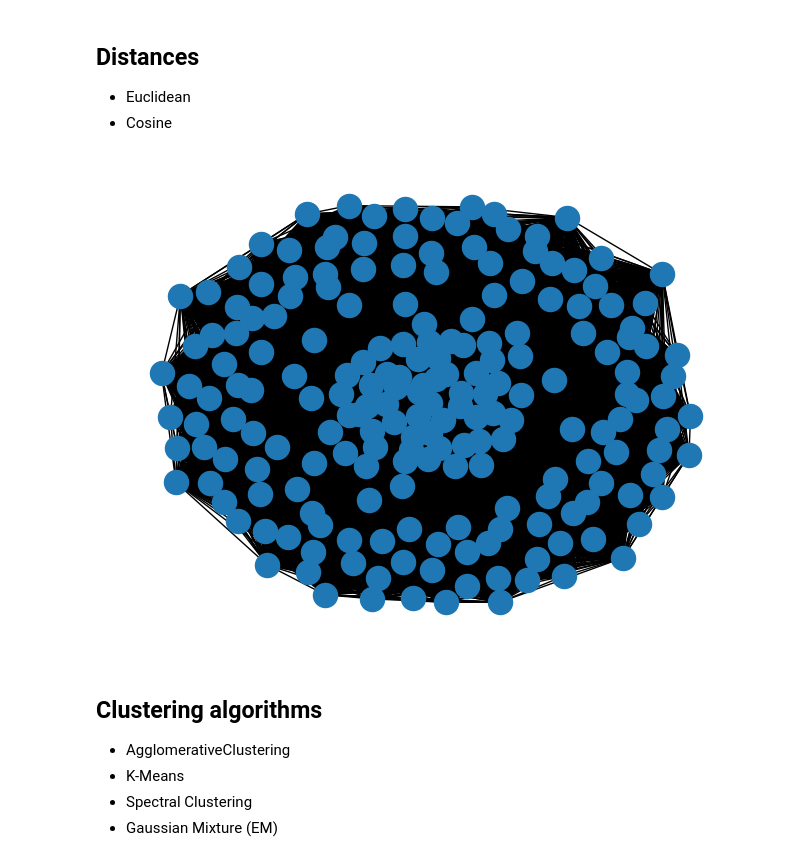
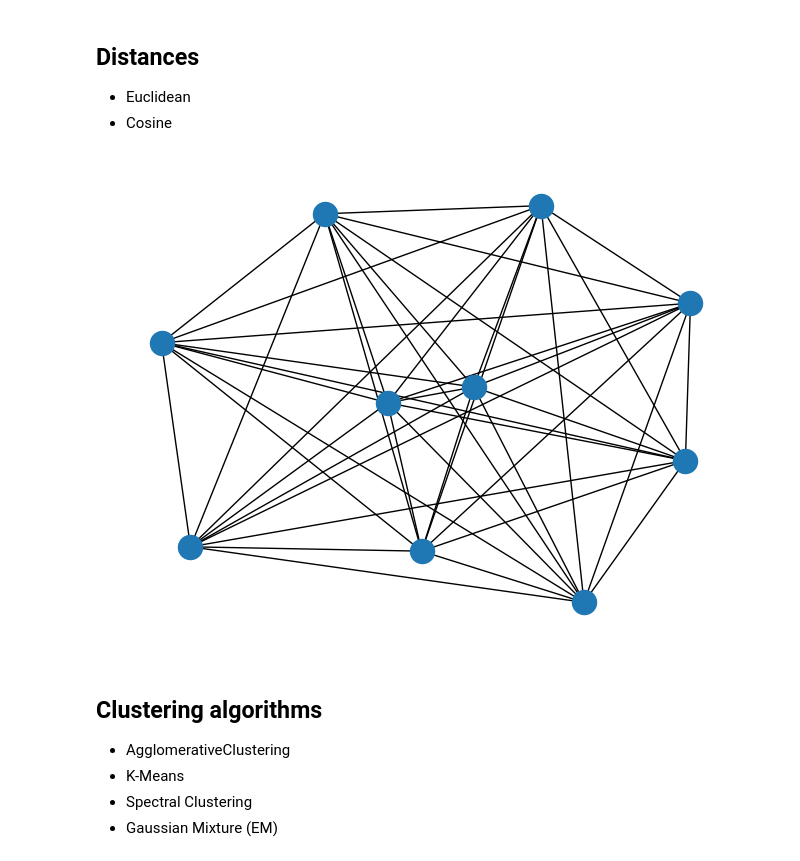
Before and after one commit to Data-Mining-HSE/clustering, a Jupyter notebook: solution.ipynb, the cells around one changed output. Drawn from its saved outputs; the diff is of its cells as text; code cells hidden in the pictures.

```diff
--- a/solution.ipynb
+++ b/solution.ipynb
@@ -32,11 +32,9 @@ cosine_distance_y = cosine_distance_func(y_data)
 euclidean_similarity_x = convert_distance_to_similarity(euclidean_distance_x)
 cosine_similarity_y = convert_distance_to_similarity(cosine_distance_y)
 # %%
-graph = nx.from_numpy_array(cosine_distance_y)
+nx.draw(nx.from_numpy_array(cosine_distance_y[:10, :10]))
+# %% [output]
+[figure, added]
-# %%
-nx.draw(graph)
-# %% [output]
-[figure, removed]
 # %% [markdown]
 ## Clustering algorithms
 
```
Also changed, not shown: parts of 4 cells of this notebook, 3 other files.
